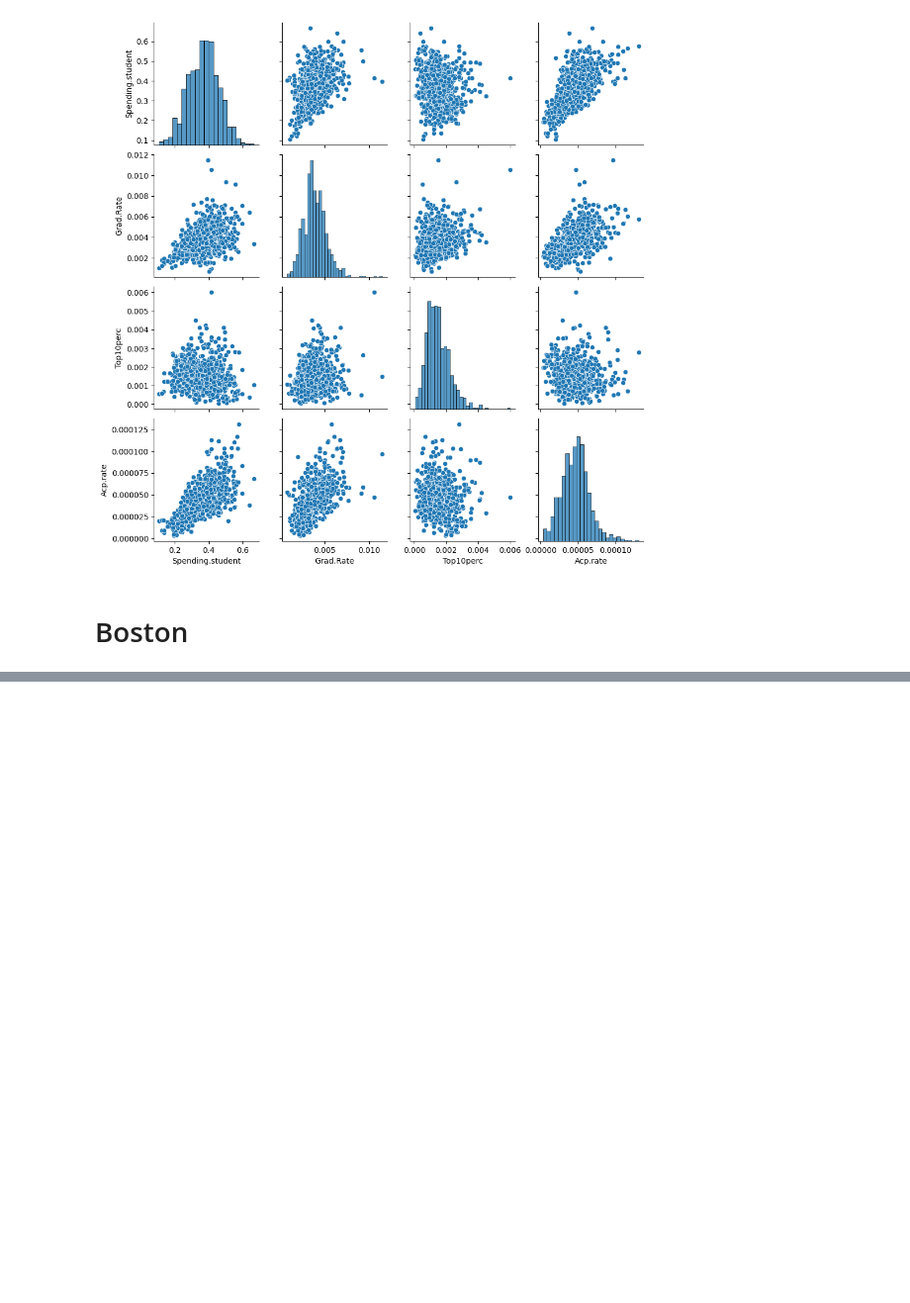
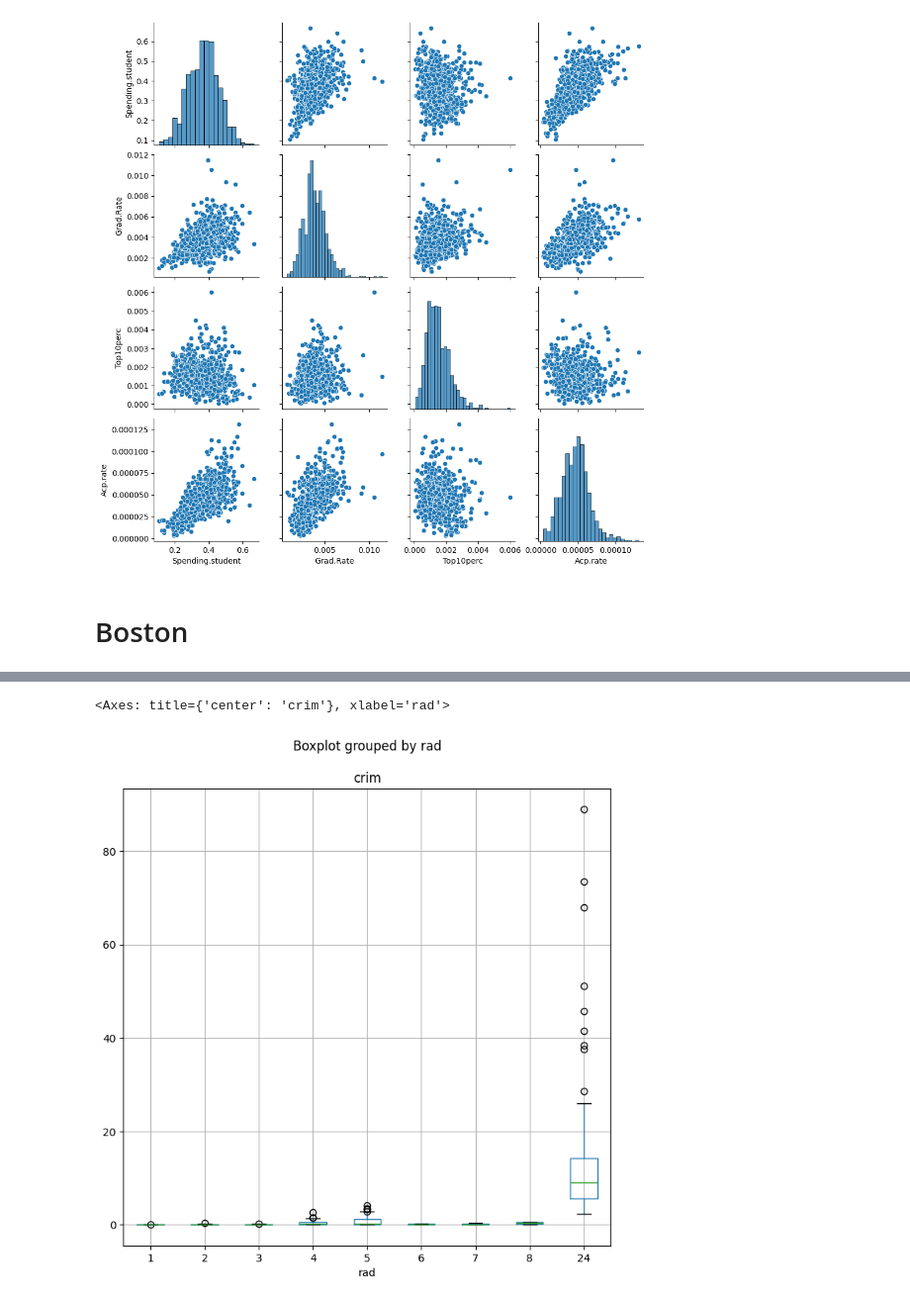
Before and after one commit to tothanhdat2006/ISLP-Practice, a Jupyter notebook: Chapter2.ipynb, the cells around one changed output, grey strips where cells are left out. Shown at 99% size. Saved outputs shown, nothing was run; the diff lists cells and outputs as text; code cells hidden in the pictures; blank space fills up the shorter version.

```diff
--- a/Chapter2.ipynb
+++ b/Chapter2.ipynb
@@ -249,0 +289,6 @@ boston.head(5)
+# %%
+fig, ax = plt.subplots(figsize = (8, 8))
+boston.boxplot(column = 'crim', by = 'rad', ax = ax)
+# %% [output]
+<Axes: title={'center': 'crim'}, xlabel='rad'>
+[figure, added]
```
Also changed, not shown: parts of 15 cells of this notebook, 1 other file.
